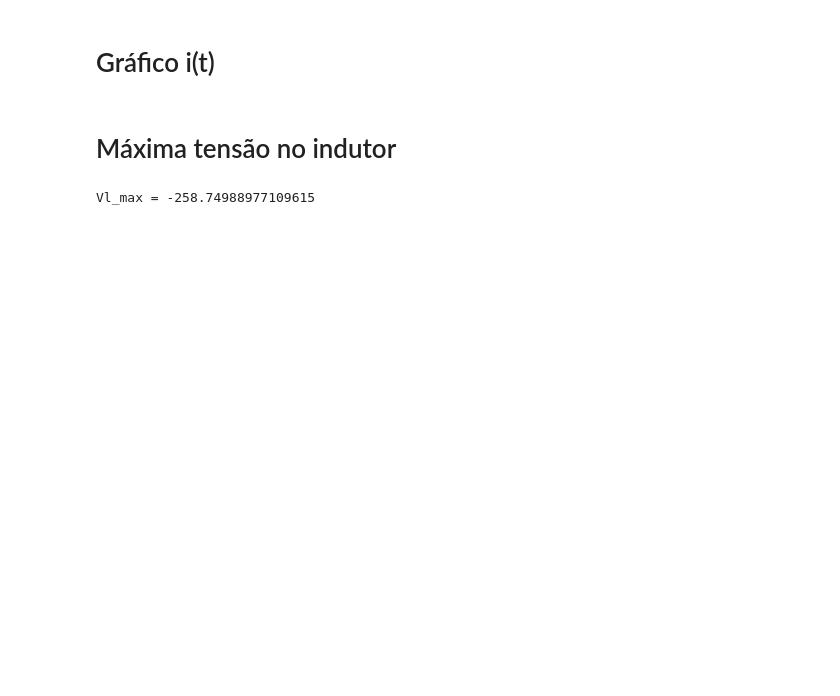
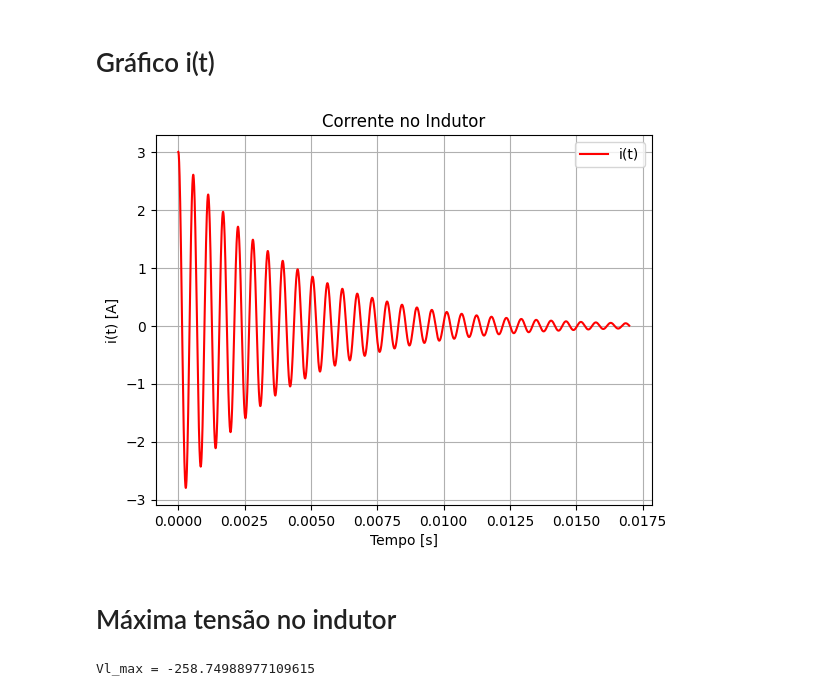
Before and after one commit to Nexcauzin/Circuitos_RLC_Serie, a Jupyter notebook: Circuito_RLC_Serie.ipynb, the cells around one changed output. Drawn from its saved outputs; the diff is of its cells as text; code cells hidden in the pictures; blank space fills up the shorter version.

```diff
--- a/Circuito_RLC_Serie.ipynb
+++ b/Circuito_RLC_Serie.ipynb
@@ -28,7 +28,7 @@ if alpha < omega_0:
   omega_d = np.sqrt(np.power(omega_0, 2) - np.power(alpha, 2))
 # %%
 B1 = i_0
-B2 = -alpha*B1/11177.54
+B2 = alpha*B1/11177.54
 # %%
 print(f"""i(0): {i_0}
 alpha: {alpha}
@@ -78,5 +87,15 @@ Vc(t) = [-1.20000000e-05 -1.79384752e-06  6.77273875e-06 ... -0.00000000e+00
 # %% [markdown]
 # Gráfico i(t)
+# %%
+plt.plot(t, i_t, label="i(t)", color="red")
+plt.title("Corrente no Indutor")
+plt.xlabel("Tempo [s]")
+plt.ylabel("i(t) [A]")
+plt.legend()
+plt.grid(True)
+plt.show()
+# %% [output]
+[figure, added]
 # %% [markdown]
 # Máxima tensão no indutor
 # %%
```
Also changed, not shown: parts of 4 cells of this notebook.
